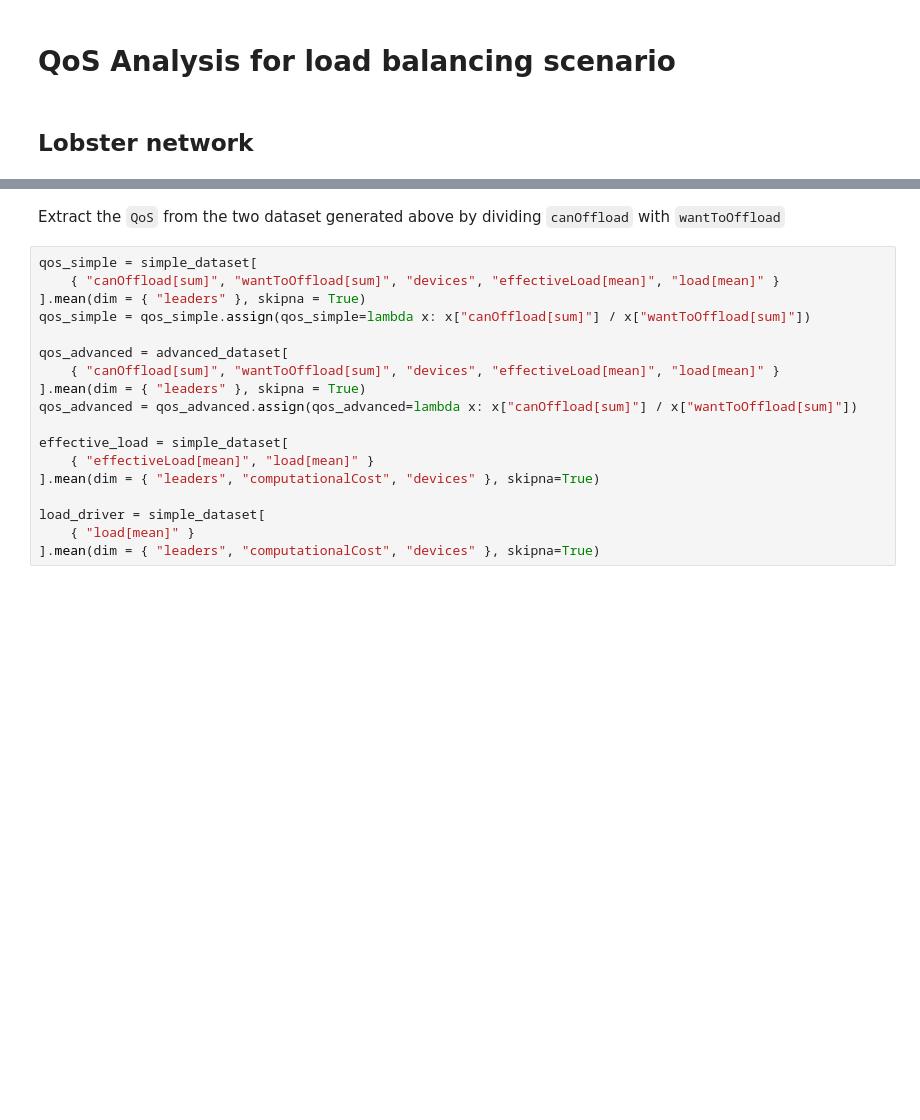
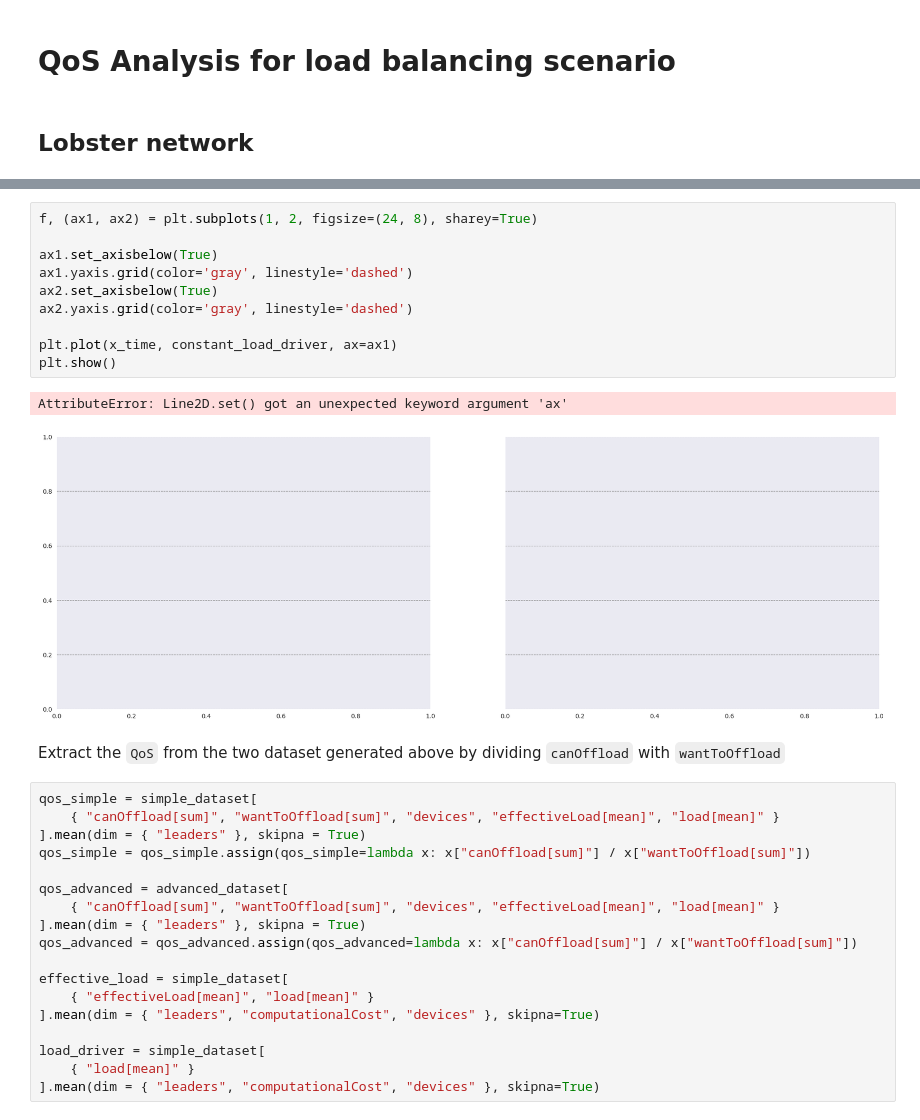
Before and after one commit to nicolasfara/reconfiguration-experiments, a Jupyter notebook: data-visualization/data-exploration.ipynb, the cells around one changed output, grey strips where cells are left out. Saved outputs shown, nothing was run; the diff lists cells and outputs as text; blank space fills up the shorter version.

```diff
--- a/data-visualization/data-exploration.ipynb
+++ b/data-visualization/data-exploration.ipynb
@@ -131,3 +202,16 @@ advanced_dataset = means['load_based_advanced_lobster']
+# %%
+f, (ax1, ax2) = plt.subplots(1, 2, figsize=(24, 8), sharey=True)
+
+ax1.set_axisbelow(True)
+ax1.yaxis.grid(color='gray', linestyle='dashed')
+ax2.set_axisbelow(True)
+ax2.yaxis.grid(color='gray', linestyle='dashed')
+
+plt.plot(x_time, constant_load_driver, ax=ax1)
+plt.show()
+# %% [output]
+AttributeError: Line2D.set() got an unexpected keyword argument 'ax'
+[figure, added]
 # %% [markdown]
 Extract the `QoS` from the two dataset generated above by dividing `canOffload` with `wantToOffload`
 # %%
```
Also changed, not shown: parts of 7 cells of this notebook, 1 other file.
